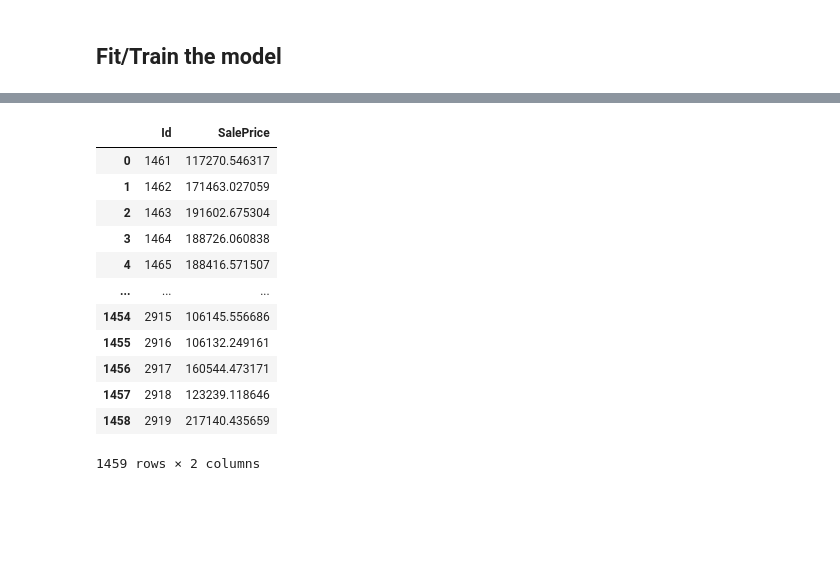
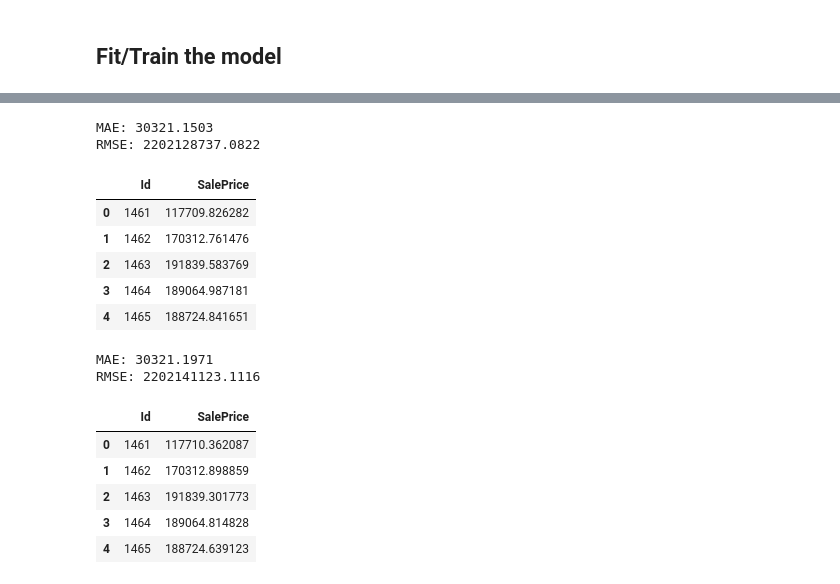
Before and after one commit to melling/ml-regression, a Jupyter notebook: house-prices-lasso-and-ridge.ipynb, the cells around one changed output, grey strips where cells are left out. Drawn from its saved outputs; the diff is of its cells as text; code cells hidden in the pictures; blank space fills up the shorter version.

Commit message:
Kaggle Notebook | House Prices: Lasso and Ridge | Version 9

```diff
--- a/house-prices-lasso-and-ridge.ipynb
+++ b/house-prices-lasso-and-ridge.ipynb
@@ -68,0 +83,2 @@ train.head()
+# %%
+train, test, sample_submission  = read_data("../input/house-prices-advanced-regression-techniques")
@@ -126,12 +154,12 @@ X.head()
 
 Doesn't make a difference so it's commented out.
 # %%
-# from sklearn.preprocessing import StandardScaler
+from sklearn.preprocessing import StandardScaler
 
-# scaler = StandardScaler()
+scaler = StandardScaler()
 
-# X = scaler.fit(X).transform(X)
-# X_test = scaler.transform(X_test)
+X = scaler.fit(X).transform(X)
+X_test = scaler.transform(X_test)
 # %%
 X[:5]
 # %% [output]
@@ -152,7 +179,7 @@ from sklearn.model_selection import train_test_split
 X_train, X_valid, y_train, y_valid = train_test_split(
     X,
     y,
-    test_size=0.2,    # Save 20% for validation
+    test_size=0.3,    # Save 20% for validation
     random_state=42,  # Make the split deterministic
 )
 X_train.shape, y_train.shape, X_valid.shape, y_valid.shape
@@ -163,8 +190,13 @@ X_train.shape, y_train.shape, X_valid.shape, y_valid.shape
 # %%
 from sklearn.linear_model import LinearRegression, Lasso, Ridge
 
-# model = LinearRegression()
-# model = Lasso()
-model = Ridge()
+def run_regression_model(model):
+#     model = Lasso(alpha=0.5)
+    model.fit(X_train,y_train)
+
+    valid_preds = model.predict(X_valid)
+    test_preds = model.predict(X_test)
+
+    return valid_preds, test_preds
 # %% [markdown]
 ## Fit/Train the model
@@ -215,18 +203,26 @@ The sample file and our data is in the same row order.  This allows us to simply
-# %%
-sample_submission[TARGET] = preds
-sample_submission.to_csv(f"submission.csv", index=False)
-sample_submission
-# %% [output]
-|  | Id | SalePrice |
-| 0 | 1461 | 117270.546317 |
-| 1 | 1462 | 171463.027059 |
-| 2 | 1463 | 191602.675304 |
-| 3 | 1464 | 188726.060838 |
-| 4 | 1465 | 188416.571507 |
-| ... | ... | ... |
-| 1454 | 2915 | 106145.556686 |
-| 1455 | 2916 | 106132.249161 |
-| 1456 | 2917 | 160544.473171 |
-| 1457 | 2918 | 123239.118646 |
-| 1458 | 2919 | 217140.435659 |
-1459 rows × 2 columns
+# %%
+valid_preds, test_preds = run_regression_model(LinearRegression())
+show_scores(y_valid, valid_preds)
+create_submission("", TARGET, test_preds)
+# %% [output]
+MAE: 30321.1503
+RMSE: 2202128737.0822
+|  | Id | SalePrice |
+| 0 | 1461 | 117709.826282 |
+| 1 | 1462 | 170312.761476 |
+| 2 | 1463 | 191839.583769 |
+| 3 | 1464 | 189064.987181 |
+| 4 | 1465 | 188724.841651 |
+# %%
+valid_preds, test_preds = run_regression_model(Lasso(alpha=0.5, max_iter=10_000, tol= 0.000001))
+show_scores(y_valid, valid_preds)
+create_submission("lasso", TARGET, test_preds)
+# %% [output]
+MAE: 30321.1971
+RMSE: 2202141123.1116
+|  | Id | SalePrice |
+| 0 | 1461 | 117710.362087 |
+| 1 | 1462 | 170312.898859 |
+| 2 | 1463 | 191839.301773 |
+| 3 | 1464 | 189064.814828 |
+| 4 | 1465 | 188724.639123 |
```
Also changed, not shown: parts of 22 cells of this notebook.
